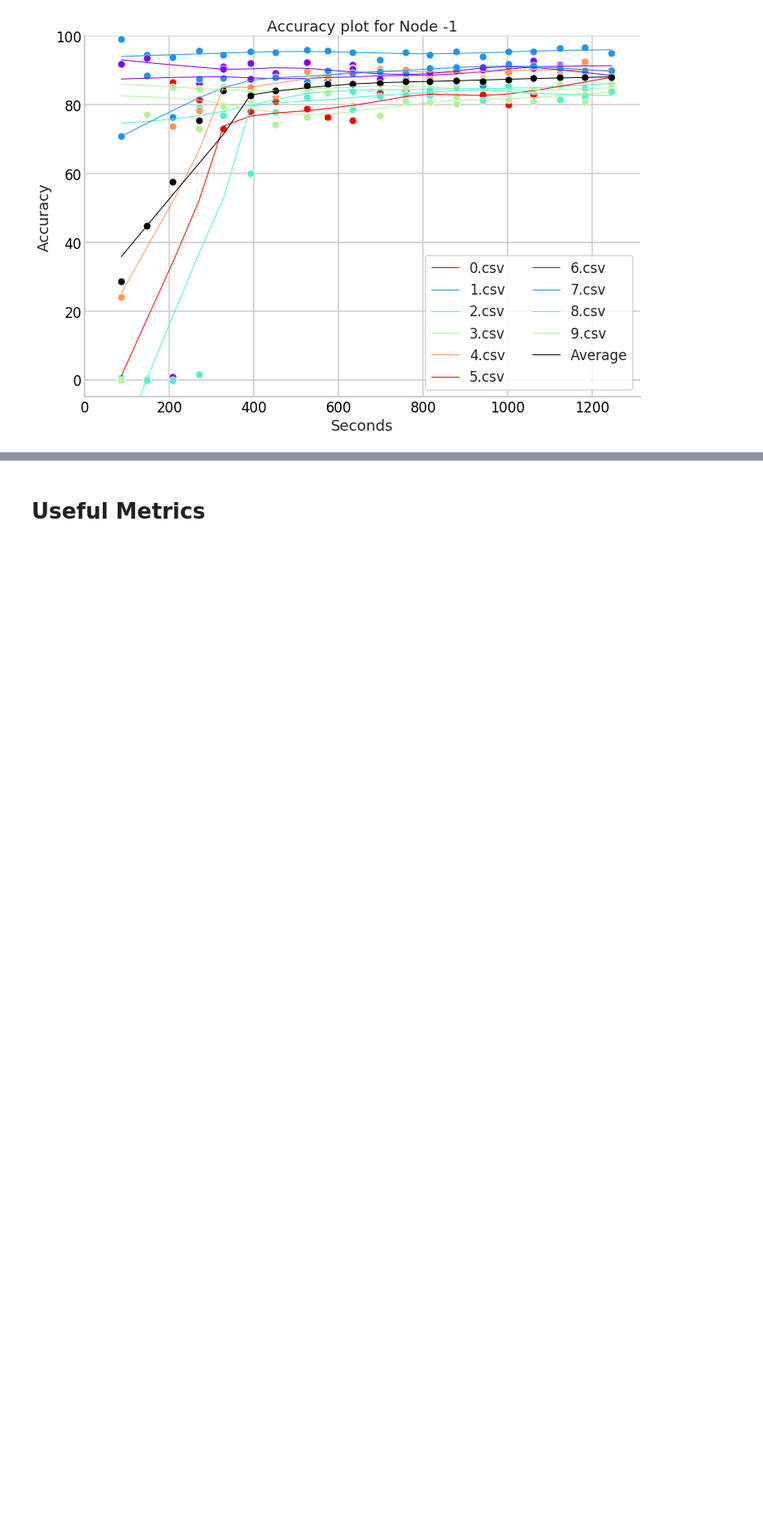
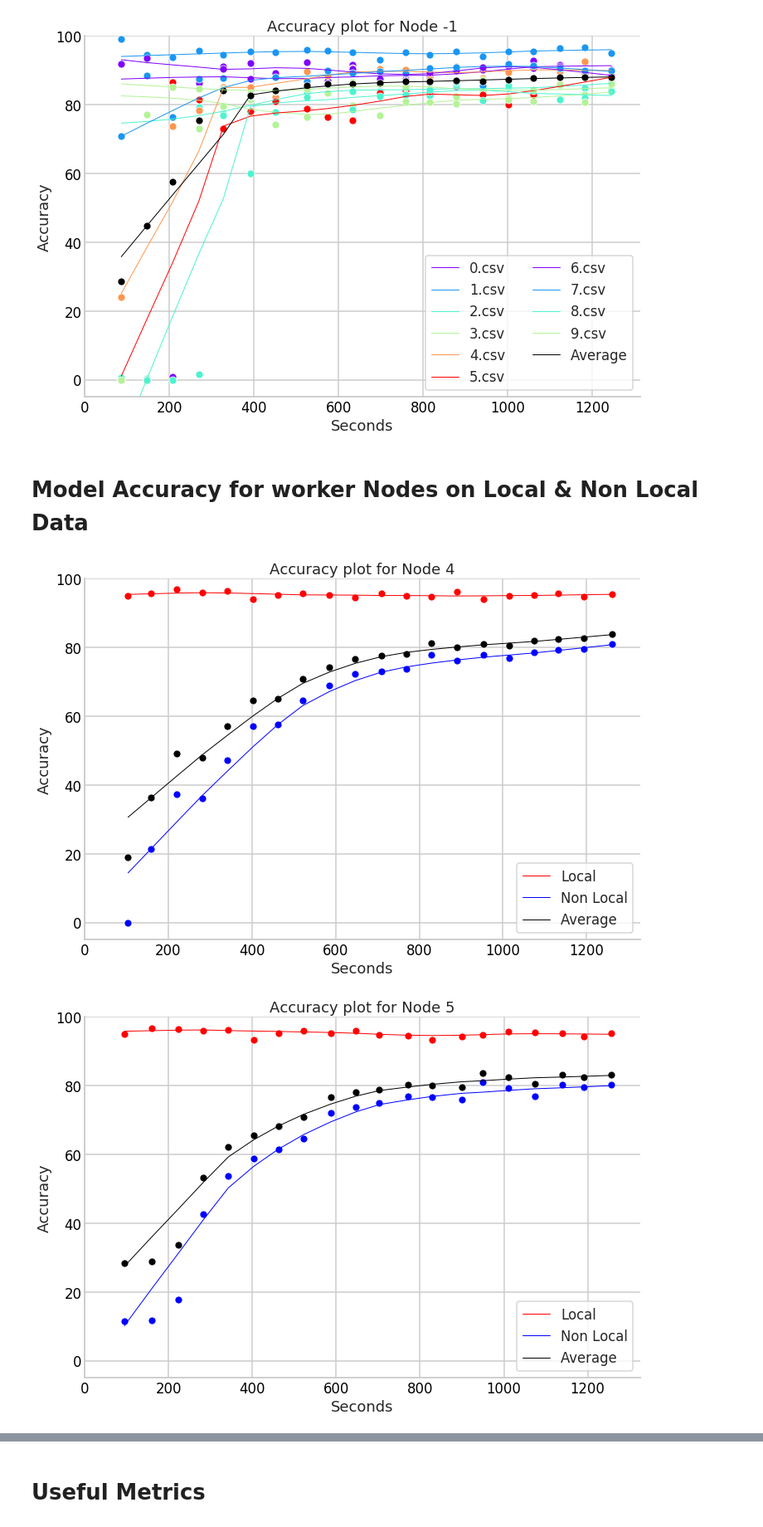
Before and after one commit to govindlahoti/TreeNN, a Jupyter notebook: evaluation/visual.ipynb, the cells around one changed output, grey strips where cells are left out. Shown at 83% size. Drawn from its saved outputs; the diff is of its cells as text; code cells hidden in the pictures; blank space fills up the shorter version.

```diff
--- a/evaluation/visual.ipynb
+++ b/evaluation/visual.ipynb
@@ -146,3 +141,22 @@ with open(config_file, 'r') as f:
     tree[-1]['is_worker'] = False
 
 config = tree
+# %%
+# It mentions the local data for each worker node
+# Assuming that labels were distributed sequentially otherwise need to manually write local_data.
+# Also assuming, the files were named as 0.csv and etc. i.e., valid only for MNIST case
+local_data = {} # Manually write local data here, if needed and comment out the ode below in this cell
+curr_val = 0
+while True:
+    for node_id in config:
+        if config[node_id]['is_worker']:
+            if node_id in local_data:
+                local_data[node_id].append(str(curr_val)+".csv")
+            else:
+                local_data[node_id] = [str(curr_val)+".csv"]
+            curr_val += 1
+            if curr_val == 10:
+                break
+    if curr_val == 10:
+        break
+print(local_data)
@@ -432,3 +497,52 @@ for node_id, stat in stats.items():
 [figure]
 [figure]
 [figure]
+# %% [markdown]
+# Model Accuracy for worker Nodes on Local & Non Local Data
+# %%
+"""
+Plot Accuracy
+"""
+
+for node_id, stat in stats.items():
+    if not config[node_id]['is_worker']:
+        continue
+
+    ## Init plot and colormap
+    plt.figure(figsize=(12, 8))
+
+    ## Local Accuracy
+    ax = sb.scatterplot(np.array(stat[TIMESTAMP]), np.array(stat[LOCACC]), color='r')
+    lowess = sm.nonparametric.lowess(np.array(stat[LOCACC]), np.array(stat[TIMESTAMP]), frac=0.4)
+    [lowess_x, lowess_y] = list(zip(*lowess))
+    plt.plot(lowess_x, lowess_y, color='r', label='Local')
+
+    ## Non Local Accuracy
+    ax = sb.scatterplot(np.array(stat[TIMESTAMP]), np.array(stat[NONLACC]), color='b')
+    lowess = sm.nonparametric.lowess(np.array(stat[NONLACC]), np.array(stat[TIMESTAMP]), frac=0.4)
+    [lowess_x, lowess_y] = list(zip(*lowess))
+    plt.plot(lowess_x, lowess_y, color='b', label='Non Local')
+
+    ## Average Accuracy
+    ax = sb.scatterplot(np.array(stat[TIMESTAMP]), np.array(stat[AVGACC]), color='k')
+    lowess = sm.nonparametric.lowess(np.array(stat[AVGACC]), np.array(stat[TIMESTAMP]), frac=0.4)
+    [lowess_x, lowess_y] = list(zip(*lowess))
+    plt.plot(lowess_x, lowess_y, color='k', label='Average')
+
+    ## Axes aesthetics
+    ax.tick_params(direction='in', length=6, width=2, colors='k', which='major')
+    ax.tick_params(direction='in', length=4, width=1, colors='r', which='minor')
+    ax.minorticks_on()
+    sb.despine()
+
+    plt.title('Accuracy plot for Node %d'%node_id)
+    plt.xlabel('Seconds')
+    plt.ylabel('Accuracy')
+    plt.xlim(0)
+    plt.ylim(-5,100)
+    plt.legend(ncol=1, loc='lower right')
+
+    plt.show()
+# %% [output]
+[figure, added]
+[figure, added]
```
Also changed, not shown: parts of 7 cells of this notebook.
